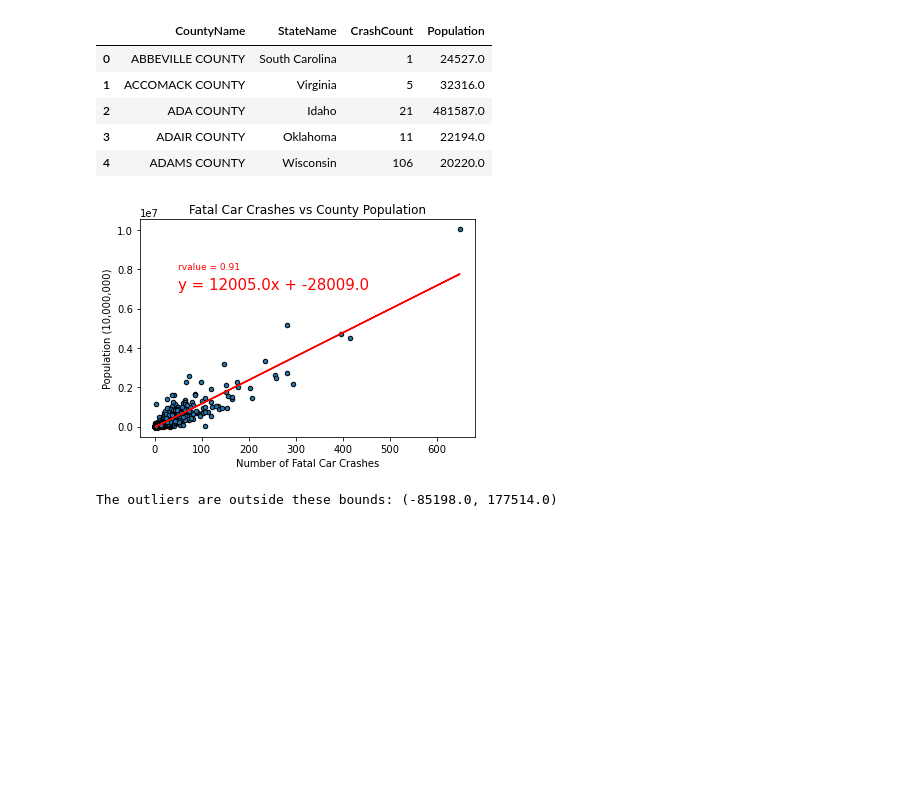
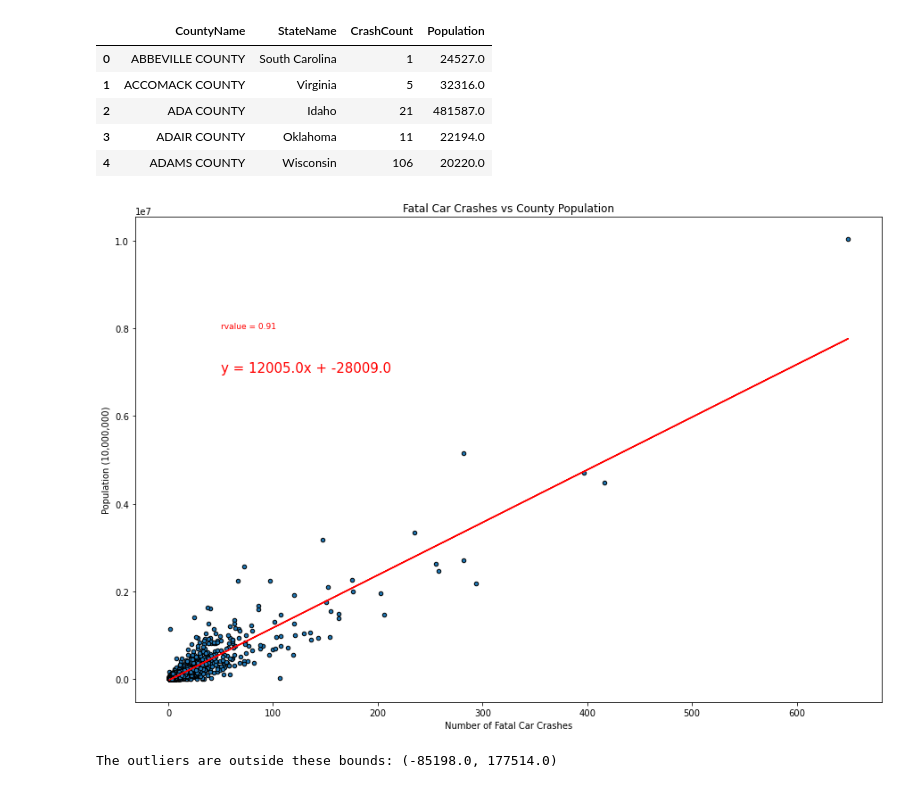
Before and after one commit to jordanroessle/project-one, a Jupyter notebook: pop_vs_crashes_analysis.ipynb, the cells around one changed output. Drawn from its saved outputs; the diff is of its cells as text; code cells hidden in the pictures; blank space fills up the shorter version.

Commit message:
saves plots now, plots added to figures

```diff
--- a/pop_vs_crashes_analysis.ipynb
+++ b/pop_vs_crashes_analysis.ipynb
@@ -22,26 +22,29 @@ df.head()
 # %%
 df.plot('CrashCount',
         'Population',
         kind='scatter',
         title = 'Fatal Car Crashes vs County Population',
-        edgecolor='black'
+        edgecolor='black' ,
+        figsize = (15, 10)
        )
 
 (slope, intercept, rvalue, pvalue, stderr) = stats.linregress(df.CrashCount, df.Population)
 line_eq = f'y = {round(slope, 0)}x + {round(intercept, 0)}'
 r_statement = f'rvalue = {round(rvalue, 2)}'
 regress_values =  slope * df.CrashCount + intercept
 
 plt.annotate(line_eq, (50, 7000000), fontsize = 15, color='r')
 plt.annotate(r_statement, (50, 8000000), fontsize = 9, color='r')
 plt.plot(df.CrashCount, regress_values, color='r')
 
 plt.ylabel('Population (10,000,000)')
 plt.xlabel('Number of Fatal Car Crashes')
 
+plt.savefig('figures/PopVsCrashTotal.png', format = 'png')
+
 plt.show()
 # %% [output]
-[figure, old version]
+[figure, new version]
 # %%
 #function to find outliers
 def findOutliers(series):
```
Also changed, not shown: parts of 3 cells of this notebook, 4 other files.
